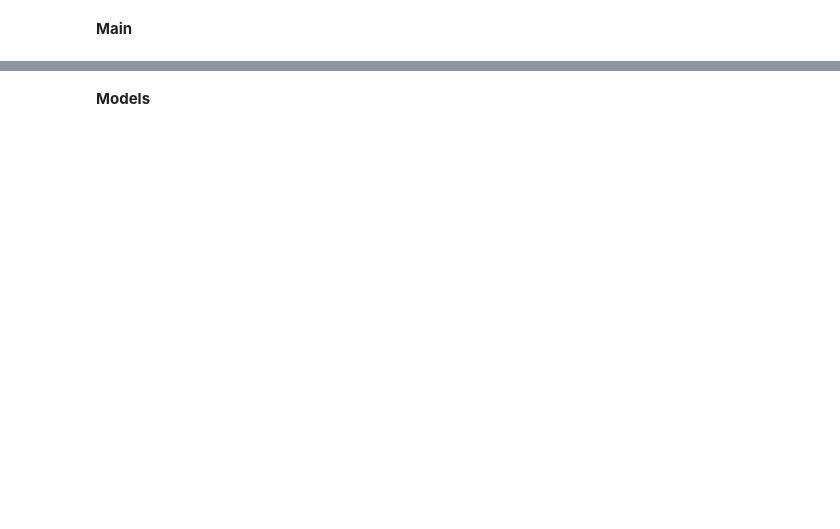
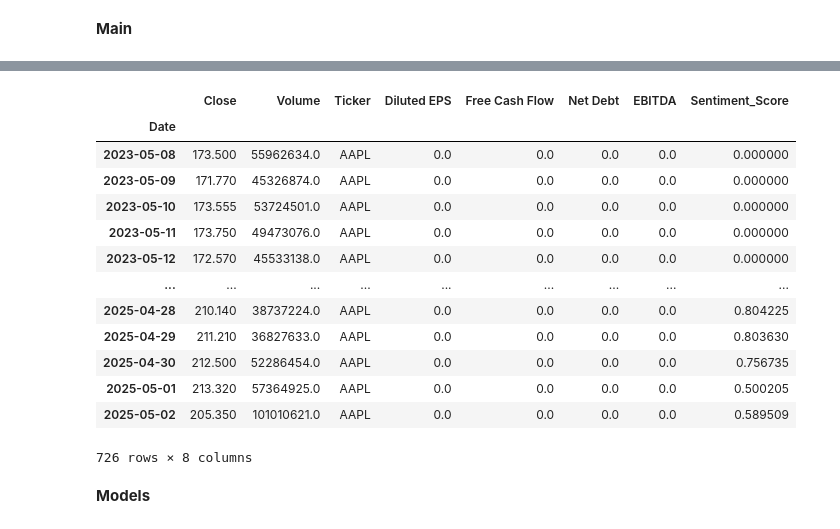
Before and after one commit to 0Nguyen0Cong0Tuan0/Stock-Price-Prediction, a Jupyter notebook: source/modeling_with_sentiment_analysis.ipynb, the cells around one changed output, grey strips where cells are left out. Saved outputs shown, nothing was run; the diff lists cells and outputs as text; code cells hidden in the pictures; blank space fills up the shorter version.

```diff
--- a/source/modeling_with_sentiment_analysis.ipynb
+++ b/source/modeling_with_sentiment_analysis.ipynb
@@ -118,7 +110,7 @@ def load_news_data(news_csv, ticker, stock_dates):
         logging.info(f"Raw news data shape: {news_df.shape}, columns: {list(news_df.columns)}")
 
         # Parse dates
-        news_df['Date'] = pd.to_datetime(news_df['Date'], errors='coerce').dt.date
+        news_df['Date'] = pd.to_datetime(news_df['Date'])
         invalid_dates = news_df['Date'].isna().sum()
         if invalid_dates > 0:
             logging.warning(f"Dropped {invalid_dates} rows due to invalid dates")
@@ -543,9 +632,6 @@ for ticker in tickers:
 
     # Load and prepare data
     data, scaler = load_and_prepare_data(stock_csv, balance_csv, cashflow_csv, income_csv, ticker)
-    if data is None or len(data) < 100:
-        logging.error(f"Skipping {ticker}: Insufficient data (<100 days)")
-        continue
 
     # Load news data and merge
     sentiment_df = load_news_data(news_csv, ticker, data.index)
@@ -565,3 +658,20 @@ for ticker in tickers:
+# %%
+data
+# %% [output]
+|  | Close | Volume | Ticker | Diluted EPS | Free Cash Flow | Net Debt | EBITDA | Sentiment_Score |
+| Date |  |  |  |  |  |  |  |  |
+| 2023-05-08 | 173.500 | 55962634.0 | AAPL | 0.0 | 0.0 | 0.0 | 0.0 | 0.000000 |
+| 2023-05-09 | 171.770 | 45326874.0 | AAPL | 0.0 | 0.0 | 0.0 | 0.0 | 0.000000 |
+| 2023-05-10 | 173.555 | 53724501.0 | AAPL | 0.0 | 0.0 | 0.0 | 0.0 | 0.000000 |
+| 2023-05-11 | 173.750 | 49473076.0 | AAPL | 0.0 | 0.0 | 0.0 | 0.0 | 0.000000 |
+| 2023-05-12 | 172.570 | 45533138.0 | AAPL | 0.0 | 0.0 | 0.0 | 0.0 | 0.000000 |
+| ... | ... | ... | ... | ... | ... | ... | ... | ... |
+| 2025-04-28 | 210.140 | 38737224.0 | AAPL | 0.0 | 0.0 | 0.0 | 0.0 | 0.804225 |
+| 2025-04-29 | 211.210 | 36827633.0 | AAPL | 0.0 | 0.0 | 0.0 | 0.0 | 0.803630 |
+| 2025-04-30 | 212.500 | 52286454.0 | AAPL | 0.0 | 0.0 | 0.0 | 0.0 | 0.756735 |
+| 2025-05-01 | 213.320 | 57364925.0 | AAPL | 0.0 | 0.0 | 0.0 | 0.0 | 0.500205 |
+| 2025-05-02 | 205.350 | 101010621.0 | AAPL | 0.0 | 0.0 | 0.0 | 0.0 | 0.589509 |
+726 rows × 8 columns
 # %% [markdown]
 **Models**
 # %%
```
Also changed, not shown: parts of 11 cells of this notebook, 13 other files.
